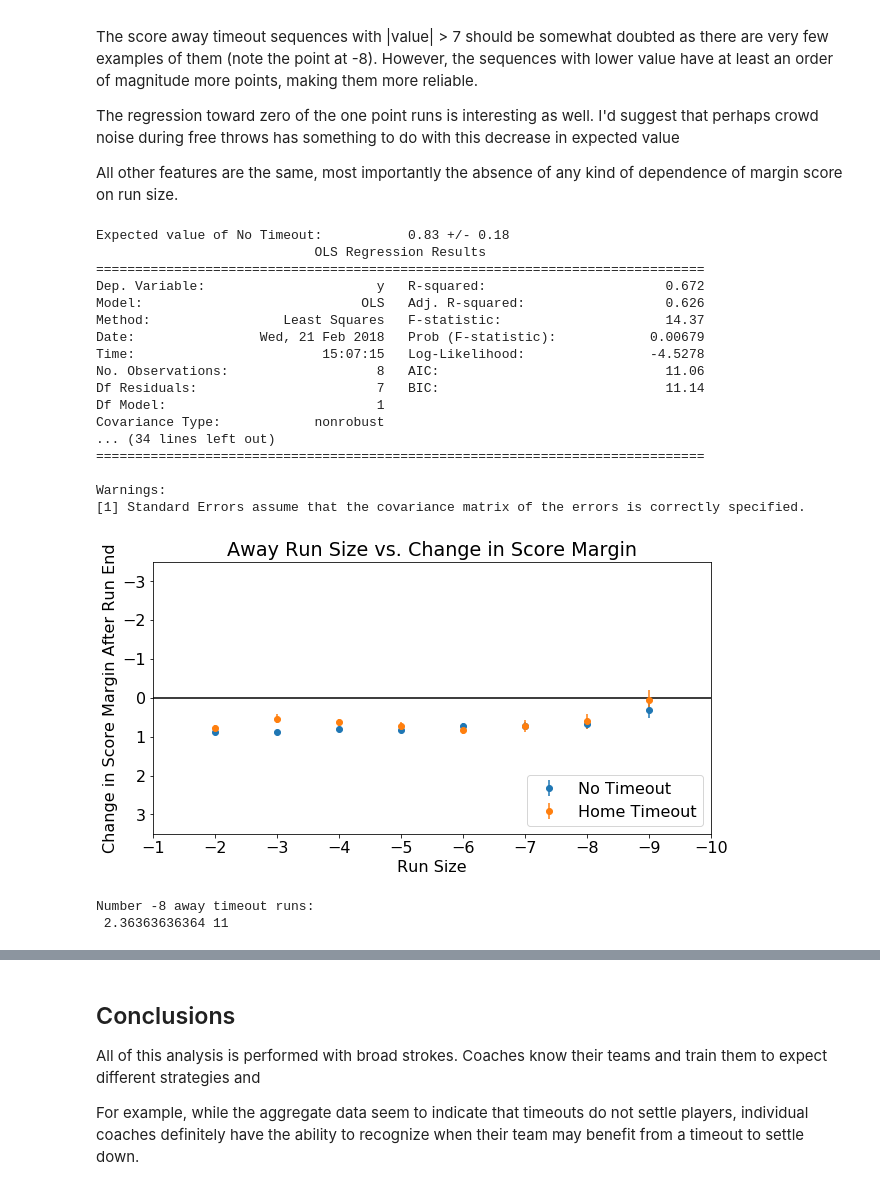
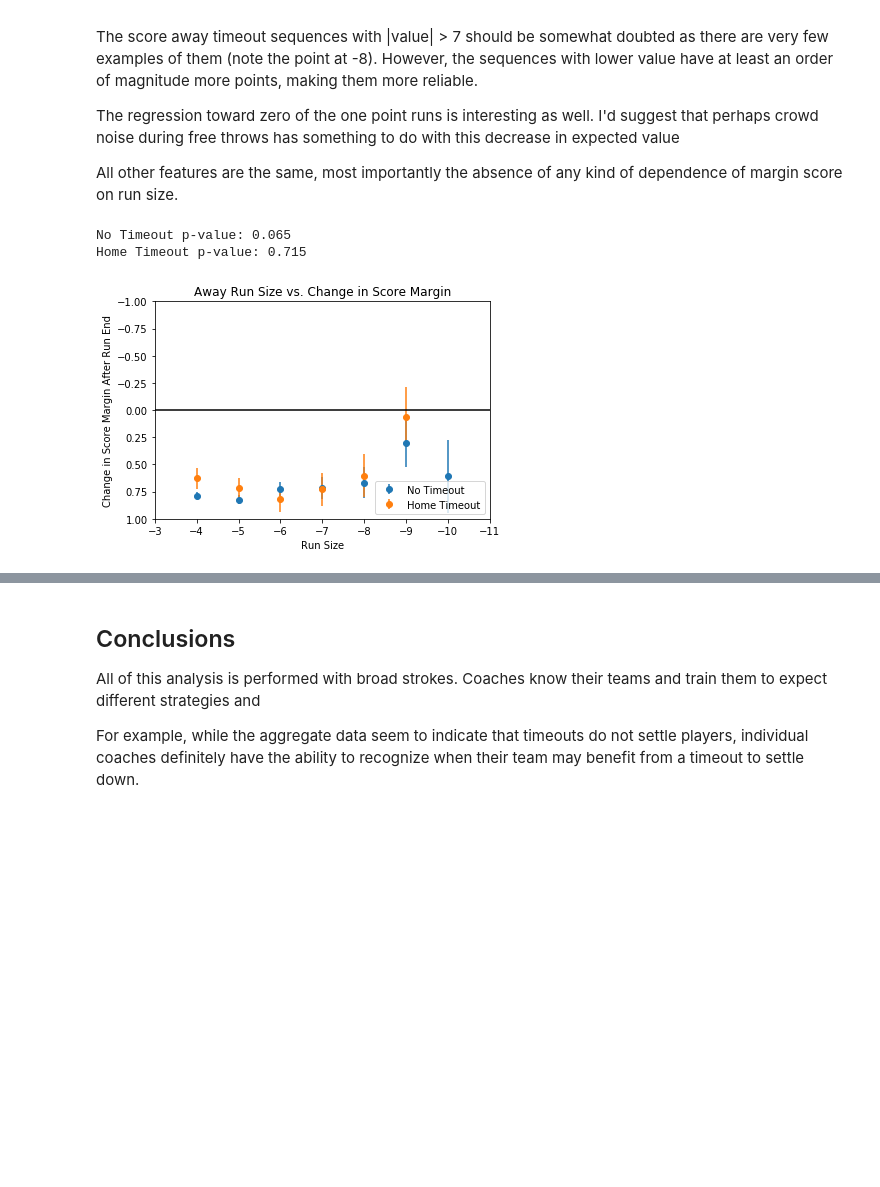
Before and after one commit to mattfred10/Timeout-Analyzer, a Jupyter notebook: Timeout_Analysis.ipynb, the cells around one changed output, grey strips where cells are left out. Cells and saved outputs as stored; diff of their text form; code cells hidden in the pictures; blank space fills up the shorter version.

```diff
--- a/Timeout_Analysis.ipynb
+++ b/Timeout_Analysis.ipynb
@@ -698,29 +842,9 @@ The regression toward zero of the one point runs is interesting as well. I'd sug
 
 All other features are the same, most importantly the absence of any kind of dependence of margin score on run size.
 # %%
-plot_averages(['NoT', 'HT'], np_combined, runner='Away')
+plot_averages(['NoT', 'HT'], np_combined, runner='Away', full_summary=False)
 # %% [output]
-Expected value of No Timeout:           0.83 +/- 0.18
-                            OLS Regression Results
-==============================================================================
-Dep. Variable:                      y   R-squared:                       0.672
-Model:                            OLS   Adj. R-squared:                  0.626
-Method:                 Least Squares   F-statistic:                     14.37
-Date:                Wed, 21 Feb 2018   Prob (F-statistic):            0.00679
-Time:                        15:07:15   Log-Likelihood:                -4.5278
-No. Observations:                   8   AIC:                             11.06
-Df Residuals:                       7   BIC:                             11.14
-Df Model:                           1
-Covariance Type:            nonrobust
-... (34 lines left out)
-==============================================================================
-
-Warnings:
-[1] Standard Errors assume that the covariance matrix of the errors is correctly specified.
+No Timeout p-value: 0.065
+Home Timeout p-value: 0.715
-[figure, old version]
+[figure, new version]
-# %%
-print('Number -8 away timeout runs:\n', np_combined[(-8,'AT')].mean(), len(np_combined[(-8, 'AT')]))
-# %% [output]
-Number -8 away timeout runs:
- 2.36363636364 11
 # %%
```
Also changed, not shown: parts of 34 cells of this notebook.
